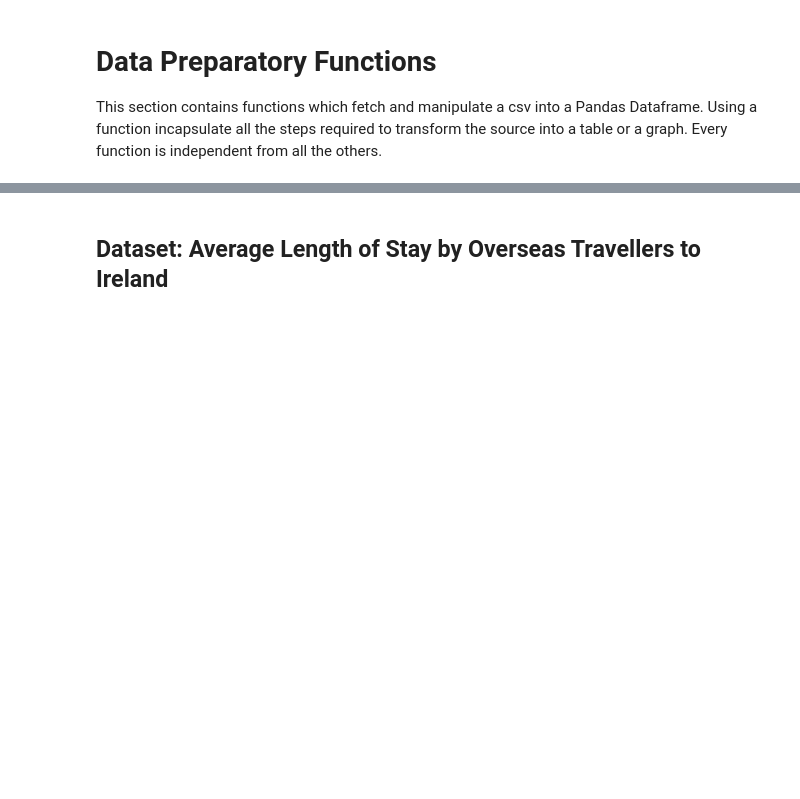
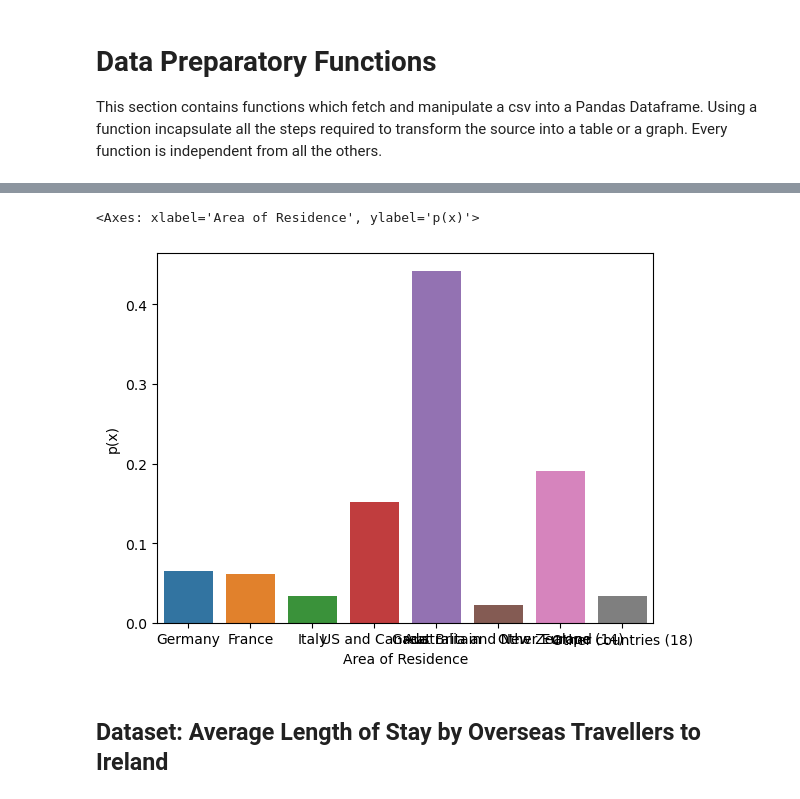
Before and after one commit to sba21725/MSC_DA_CA1, a Jupyter notebook: Notebook.ipynb, the cells around one changed output, grey strips where cells are left out. Saved outputs shown, nothing was run; the diff lists cells and outputs as text; code cells hidden in the pictures; blank space fills up the shorter version.

```diff
--- a/Notebook.ipynb
+++ b/Notebook.ipynb
@@ -112,5 +86,11 @@ def tma09C1_frequencies_no_allcountries():
 
     df = df.drop(df.loc[df["Area of Residence"]=="All Countries"].index)
 
+    df.loc[df["Area of Residence"]=="Great Britain (includes England, Scotland, Wales)", "Area of Residence"] = "Great Britain"
+    df.loc[df["Area of Residence"]=="United States and Canada", "Area of Residence"] = "US and Canada"
+
+
 
     return df
+# %%
+df = tma09C1_frequencies_no_allcountries()
@@ -116,0 +112,4 @@ def tma09C1_frequencies_no_allcountries():
+# %%
+df_2011 = df.loc[df["Year"]==2011,["Area of Residence", "Year", "VALUE"]]
+df_2011 = df_2011.rename(columns={"VALUE": "p(x)"})
+df_2011.head(10)
@@ -117,3 +126,8 @@ def tma09C1_frequencies_no_allcountries():
+# %%
+sns.barplot(data=df_2011, x="Area of Residence", y="p(x)")
+# %% [output]
+<Axes: xlabel='Area of Residence', ylabel='p(x)'>
+[figure, added]
 # %% [markdown]
 ## Dataset: Average Length of Stay by Overseas Travellers to Ireland
 # %%
```
Also changed, not shown: parts of 35 cells of this notebook, 1 other file.
